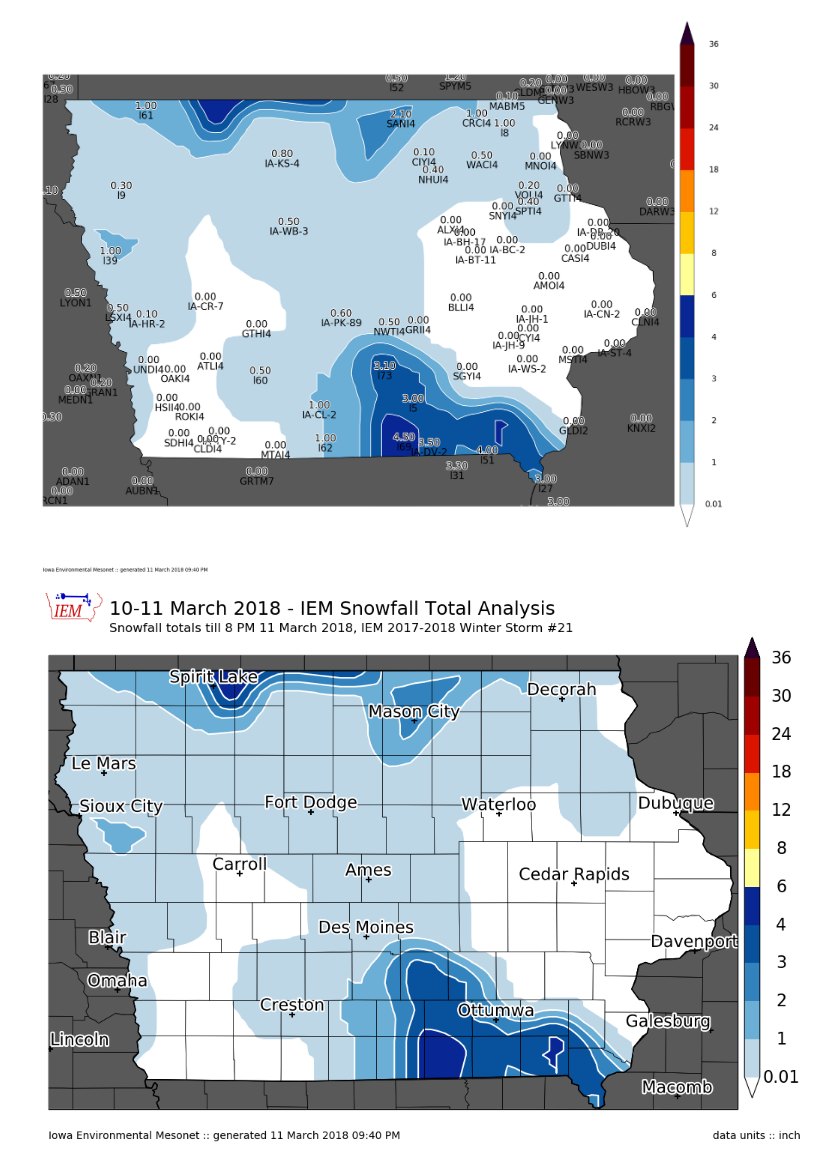
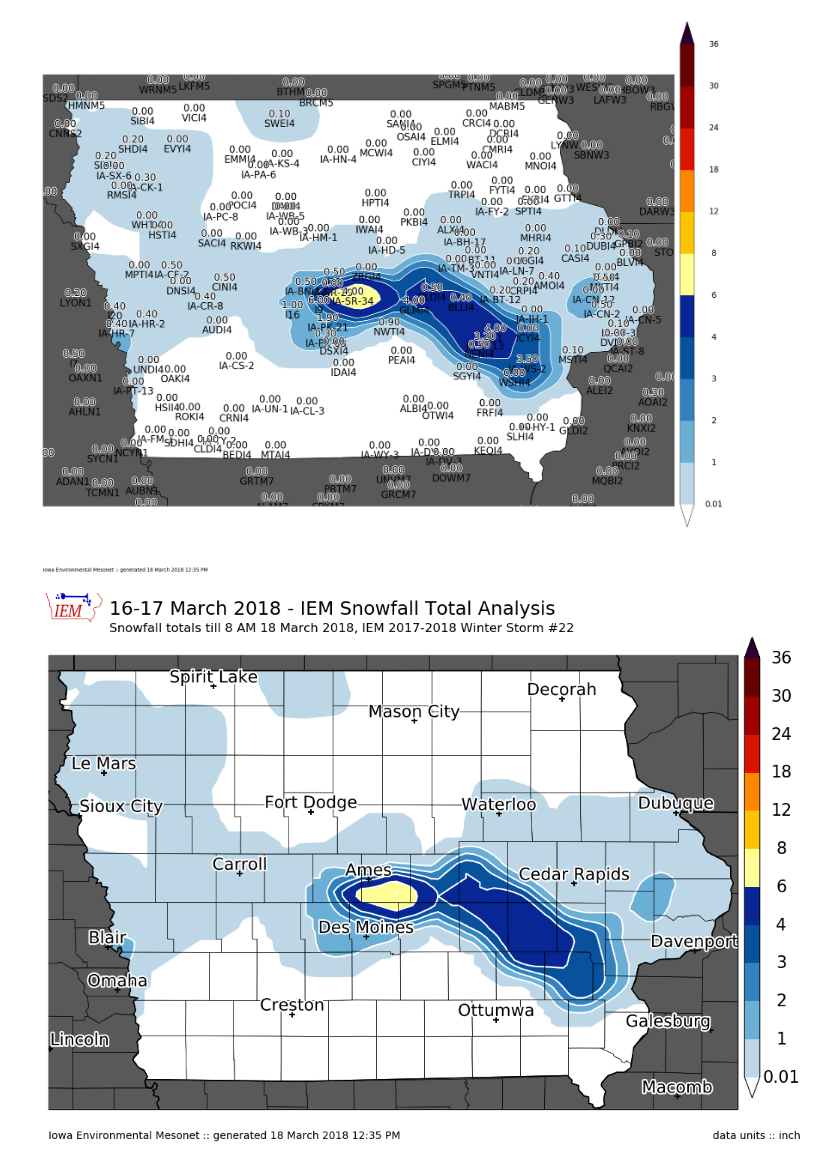
Before and after one commit to akrherz/DEV, a Jupyter notebook: coop/feature_snowfall_analysis.ipynb, the cells around one changed output. Saved outputs shown, nothing was run; the diff lists cells and outputs as text; code cells hidden in the pictures.

Commit message:
22 winter storm

```diff
--- a/coop/feature_snowfall_analysis.ipynb
+++ b/coop/feature_snowfall_analysis.ipynb
@@ -1,7 +1,7 @@
 # %%
 ####################
 # vvvvvvvvvvvvvvvvvvvvvvvvv
-STORM_NUMBER = 21
+STORM_NUMBER = 22
 # ^^^^^^^^^^^^^^^^^^^^^^^^^
 ####################
 import datetime
@@ -65,8 +65,8 @@ def get_coop(dates):
     IEM.close()
     return data
 
-crows = get_coop( ['2018-03-11', '2018-03-12'] )
-sts = utc(2018, 3, 11, 0)
+crows = get_coop( ['2018-03-17', '2018-03-18'] )
+sts = utc(2018, 3, 17, 0)
 ets = utc(2018, 3, 28, 12, 0)
 lrows = get_lsrs(sts, ets)
 
@@ -84,7 +84,7 @@ df = pd.DataFrame(crows + lrows + prows)
 df.sort_values(by='val', ascending=False, inplace=True)
 # %%
 # Now we filter the DataFrame
-radii = [0.3, 0.6, 0.9]  # decimal degrees
+radii = [0.4, 0.6, 0.9]  # decimal degrees
 
 df['useme'] = False
 newrows = []
@@ -110,15 +110,16 @@ if len(newrows) > 0:
     df = df.append(newrows)
 df.set_index('label', inplace=True)
 # %%
-cull = ['OTWI4', 'BRCM5', 'l43', 'DAKI4', 'IA-SR-17', 'IA-DV-1', 'l34', 'IWAI4', 'SACI4',
-       'RKWI4', 'l13', 'IA-HM-1', 'UNVM7', 'IA-PK-3', 'DNNI4']
+cull = ['IA-CN-2', 'TLDI4', 'NENI4', 'NWTI4', 'BLLI4']
 if cull:
     df.at[cull, 'useme'] = False
 
-#df.at['JAMI4', 'val'] = 1.8
+#df.at['BLLI4', 'val'] = 0.4
 #df.at['IA-PK-3', 'val'] = 1.6
 #df.at['RINI4', 'val'] = 5.
-#df.at['DCRI4', 'val'] = 6.
+df.at['GLMI4', 'val'] = 4.
+df.at['GLMI4', 'useme'] = True
+df.sort_values('val', ascending=True, inplace=True)
 df2 = df[df.useme]
 
 
@@ -130,22 +131,22 @@ m = MapPlot(state='IA', sector='state', figsize=(20,18))
 #m.contourf(xi, yi, grid, clevs, cmap=cmap)
 vals = m.contourf(df2.lon.values, df2.lat.values, df2.val.values, clevs, cmap=cmap)
 np.save("1718_%s.npy" % (STORM_NUMBER, ), vals)
-m.plot_values(df2['lon'], df2['lat'], df2['val'], '%.2f', labels=df2.index.values, textsize=20,
+m.plot_values(df['lon'], df['lat'], df['val'], '%.2f', labels=df.index.values, textsize=20,
               labeltextsize=20, labelbuffer=0)
 # %% [output]
-[figure, old version]
+[figure, new version]
 # %%
 # now we are ready to plot!
 
 m = MapPlot(sector='iowa',
-            title='10-11 March 2018 - IEM Snowfall Total Analysis',
-            subtitle=("Snowfall totals till 8 PM 11 March 2018, "
+            title='16-17 March 2018 - IEM Snowfall Total Analysis',
+            subtitle=("Snowfall totals till 8 AM 18 March 2018, "
                       "IEM 2017-2018 Winter Storm #%s") % (STORM_NUMBER, ))
 m.contourf(df2.lon.values, df2.lat.values, df2.val.values, clevs, cmap=cmap,
           units='inch')
 #m.plot_values(np.array(df2.lon), np.array(df2.lat), np.array(df2.val), '%.2f')
 m.drawcounties()
 m.drawcities()
-m.postprocess(filename='180311.png')
+m.postprocess(filename='180318.png')
 # %% [output]
-[figure, old version]
+[figure, new version]
```
Also changed, not shown: 1 other file.
